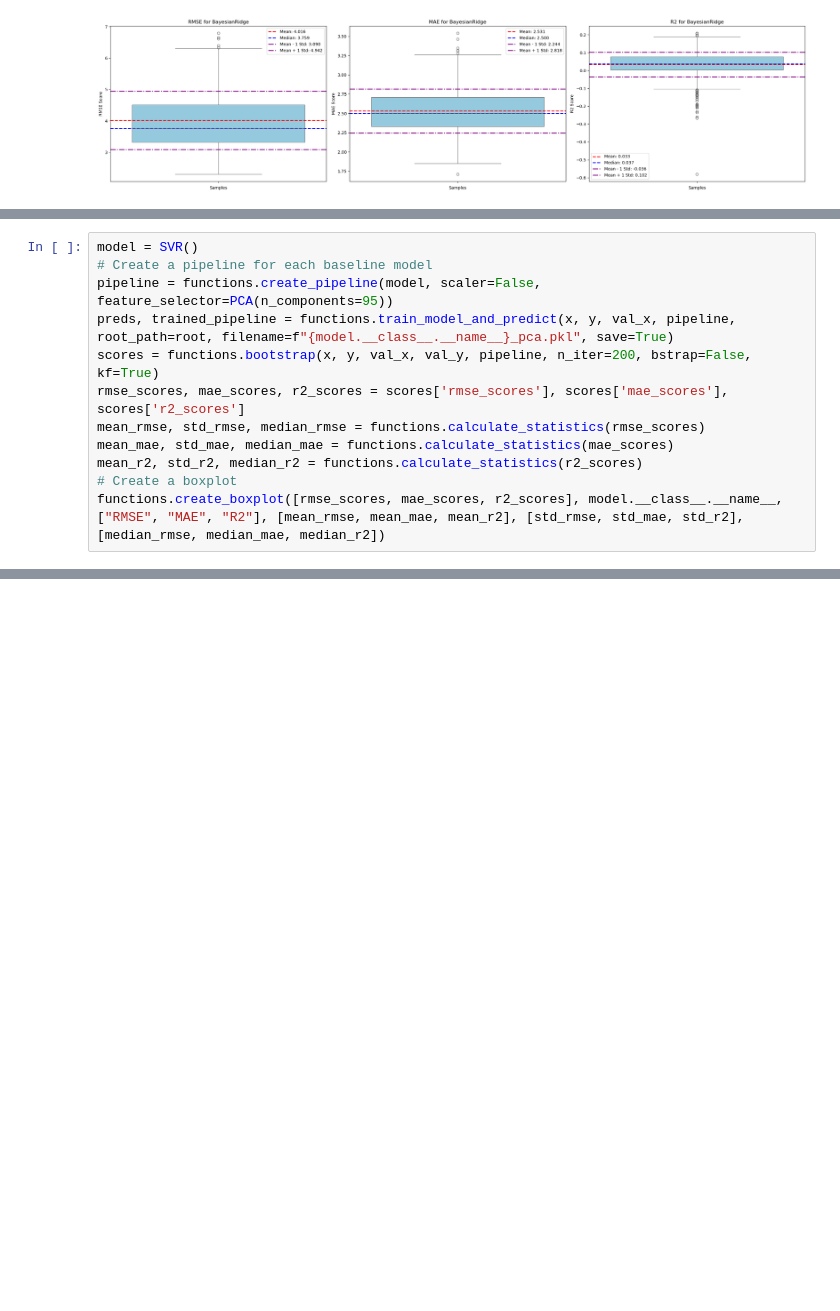
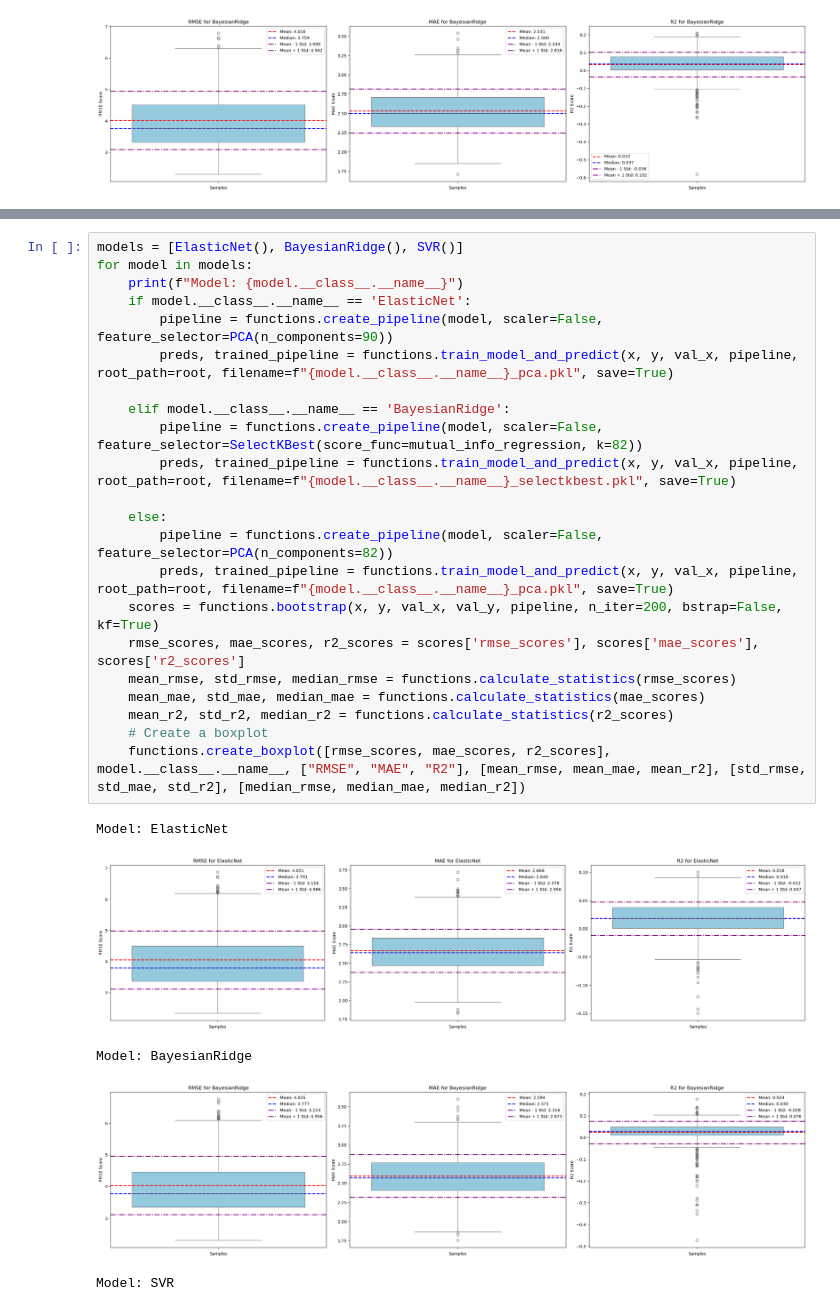
Before and after one commit to RafailTn/Assignment-1, a Jupyter notebook: notebooks/model_analysis.ipynb, the cells around one changed output, grey strips where cells are left out. Drawn from its saved outputs; the diff is of its cells as text; blank space fills up the shorter version.

```diff
--- a/notebooks/model_analysis.ipynb
+++ b/notebooks/model_analysis.ipynb
@@ -242,12 +236,0 @@ functions.create_boxplot([rmse_scores, mae_scores, r2_scores], model.__class__._
-# %%
-model = SVR()
-# Create a pipeline for each baseline model
-pipeline = functions.create_pipeline(model, scaler=False, feature_selector=PCA(n_components=95))
-preds, trained_pipeline = functions.train_model_and_predict(x, y, val_x, pipeline, root_path=root, filename=f"{model.__class__.__name__}_pca.pkl", save=True)
-scores = functions.bootstrap(x, y, val_x, val_y, pipeline, n_iter=200, bstrap=False, kf=True)
-rmse_scores, mae_scores, r2_scores = scores['rmse_scores'], scores['mae_scores'], scores['r2_scores']
-mean_rmse, std_rmse, median_rmse = functions.calculate_statistics(rmse_scores)
-mean_mae, std_mae, median_mae = functions.calculate_statistics(mae_scores)
-mean_r2, std_r2, median_r2 = functions.calculate_statistics(r2_scores)
-# Create a boxplot
-functions.create_boxplot([rmse_scores, mae_scores, r2_scores], model.__class__.__name__, ["RMSE", "MAE", "R2"], [mean_rmse, mean_mae, mean_r2], [std_rmse, std_mae, std_r2], [median_rmse, median_mae, median_r2])
@@ -373 +390,29 @@ Best trial:
     kernel: rbf
+# %%
+models = [ElasticNet(), BayesianRidge(), SVR()]
+for model in models:
+    print(f"Model: {model.__class__.__name__}")
+    if model.__class__.__name__ == 'ElasticNet':
+        pipeline = functions.create_pipeline(model, scaler=False, feature_selector=PCA(n_components=90))
+        preds, trained_pipeline = functions.train_model_and_predict(x, y, val_x, pipeline, root_path=root, filename=f"{model.__class__.__name__}_pca.pkl", save=True)
+
+    elif model.__class__.__name__ == 'BayesianRidge':
+        pipeline = functions.create_pipeline(model, scaler=False, feature_selector=SelectKBest(score_func=mutual_info_regression, k=82))
+        preds, trained_pipeline = functions.train_model_and_predict(x, y, val_x, pipeline, root_path=root, filename=f"{model.__class__.__name__}_selectkbest.pkl", save=True)
+
+    else:
+        pipeline = functions.create_pipeline(model, scaler=False, feature_selector=PCA(n_components=82))
+        preds, trained_pipeline = functions.train_model_and_predict(x, y, val_x, pipeline, root_path=root, filename=f"{model.__class__.__name__}_pca.pkl", save=True)
+    scores = functions.bootstrap(x, y, val_x, val_y, pipeline, n_iter=200, bstrap=False, kf=True)
+    rmse_scores, mae_scores, r2_scores = scores['rmse_scores'], scores['mae_scores'], scores['r2_scores']
+    mean_rmse, std_rmse, median_rmse = functions.calculate_statistics(rmse_scores)
+    mean_mae, std_mae, median_mae = functions.calculate_statistics(mae_scores)
+    mean_r2, std_r2, median_r2 = functions.calculate_statistics(r2_scores)
+    # Create a boxplot
+    functions.create_boxplot([rmse_scores, mae_scores, r2_scores], model.__class__.__name__, ["RMSE", "MAE", "R2"], [mean_rmse, mean_mae, mean_r2], [std_rmse, std_mae, std_r2], [median_rmse, median_mae, median_r2])
+# %% [output]
+Model: ElasticNet
+[figure, added]
+Model: BayesianRidge
+[figure, added]
+Model: SVR
```
Also changed, not shown: parts of 27 cells of this notebook, 8 other files.
